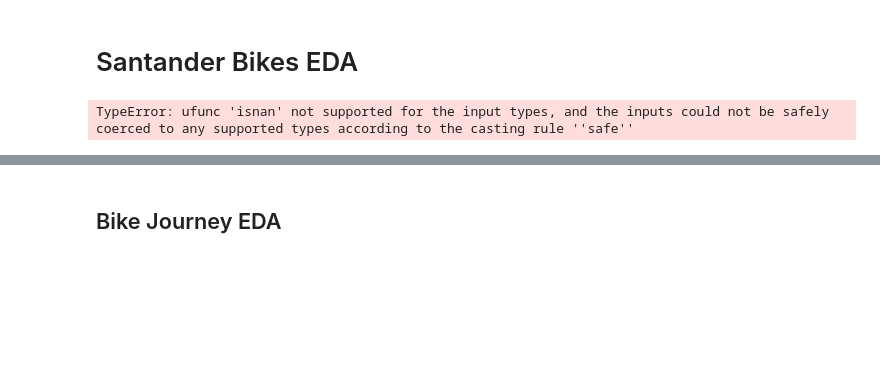
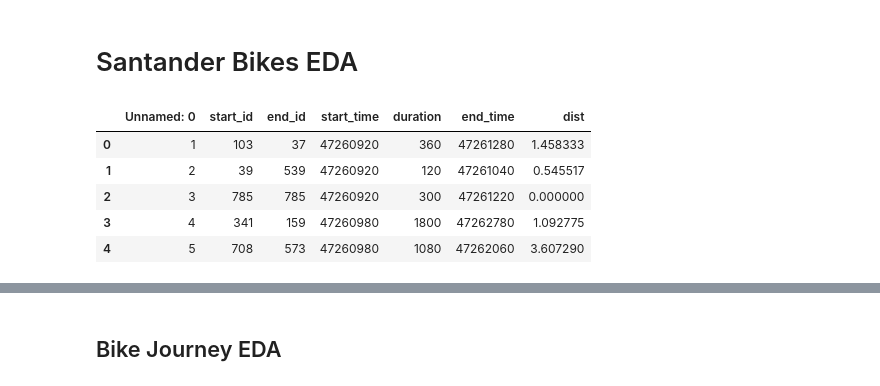
Before and after one commit to carlosaccp/Santander-SE-ME, a Jupyter notebook: analysis/EDA.ipynb, the cells around one changed output, grey strips where cells are left out. Cells and saved outputs as stored; diff of their text form; code cells hidden in the pictures; blank space fills up the shorter version.

```diff
--- a/analysis/EDA.ipynb
+++ b/analysis/EDA.ipynb
@@ -9,10 +9,17 @@ import scipy.optimize as op
 plt.style.use("dark_background") # Config plots for dark mode, delete if on light mode
 plt.rcParams['figure.dpi'] = 150 # Hi-res plots
 # %%
-bike_data = pd.read_csv("C:/Users/dell/Desktop/M2R-Project/data/processed_df.csv", index_col=0)
+bike_data = pd.read_csv("C:/Users/dell/Desktop/M2R-Project/data/processed_df.csv")
+index_col = bike_data.columns[0]
+bike_data.set_index(index_col)
 bike_data.head() # Load the processed bike data and inspect the first 5 rows
 # %% [output]
-TypeError: ufunc 'isnan' not supported for the input types, and the inputs could not be safely coerced to any supported types according to the casting rule ''safe''
+|  | Unnamed: 0 | start_id | end_id | start_time | duration | end_time | dist |
+| 0 | 1 | 103 | 37 | 47260920 | 360 | 47261280 | 1.458333 |
+| 1 | 2 | 39 | 539 | 47260920 | 120 | 47261040 | 0.545517 |
+| 2 | 3 | 785 | 785 | 47260920 | 300 | 47261220 | 0.000000 |
+| 3 | 4 | 341 | 159 | 47260980 | 1800 | 47262780 | 1.092775 |
+| 4 | 5 | 708 | 573 | 47260980 | 1080 | 47262060 | 3.607290 |
 # %%
 station_data = pd.read_csv("../data/santander_locations.csv")
 station_data.head() # Load the station data and inspect the first 5 rows
```
Also changed, not shown: parts of 18 cells of this notebook, 2 other files.
